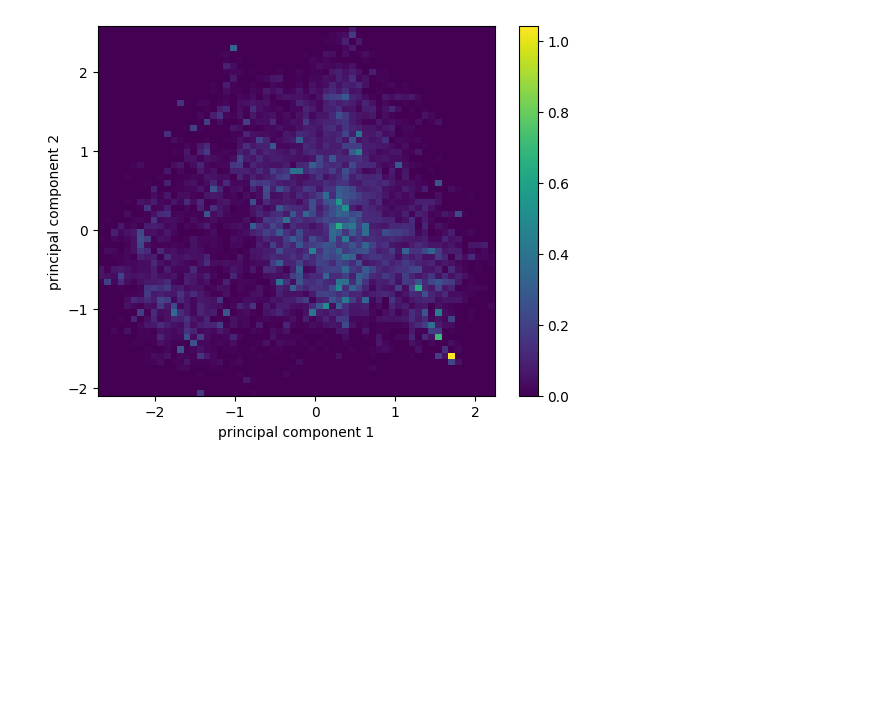
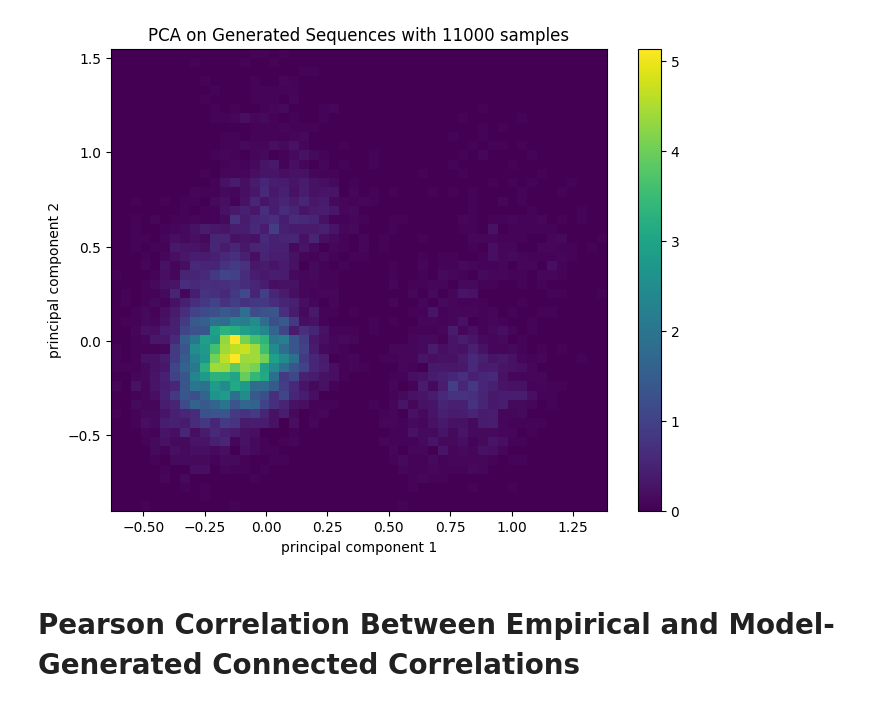
Before and after one commit to tferracina/ArDCA-Python, a Jupyter notebook: code/analyzing_results.ipynb, the cells around one changed output. Drawn from its saved outputs; the diff is of its cells as text; code cells hidden in the pictures; blank space fills up the shorter version.

```diff
--- a/code/analyzing_results.ipynb
+++ b/code/analyzing_results.ipynb
@@ -72,6 +40,27 @@ plt.show()
-# %%
-plt.hist2d(alignment2d[:,0], alignment2d[:,1], bins=60, density=True)
-plt.xlabel("principal component 1"); plt.ylabel("principal component 2")
-plt.colorbar(); plt.show()
-# %% [output]
-[figure, removed]
+# %%
+# sample sequences from model
+model = load_ardca_model("ardca_model.pt")
+generated_seqs = model.sample(n_samples=N_SEQ)
+# %%
+pca_generated, _ = pca_from_onehot(generated_seqs)
+# %%
+fig, ax = plt.subplots(figsize=(8,6))
+h = ax.hist2d(
+    pca_generated[:, 0],
+    pca_generated[:, 1],
+    bins=50,
+    density=True,
+)
+
+ax.set(
+    title=f"PCA on Generated Sequences with {N_SEQ} samples",
+    xlabel="principal component 1",
+    ylabel="principal component 2",
+)
+
+plt.colorbar(h[3], ax=ax)
+plt.show()
+# %% [output]
+[figure, added]
+# %% [markdown]
+# Pearson Correlation Between Empirical and Model-Generated Connected Correlations
```
Also changed, not shown: parts of 7 cells of this notebook, 4 other files.
